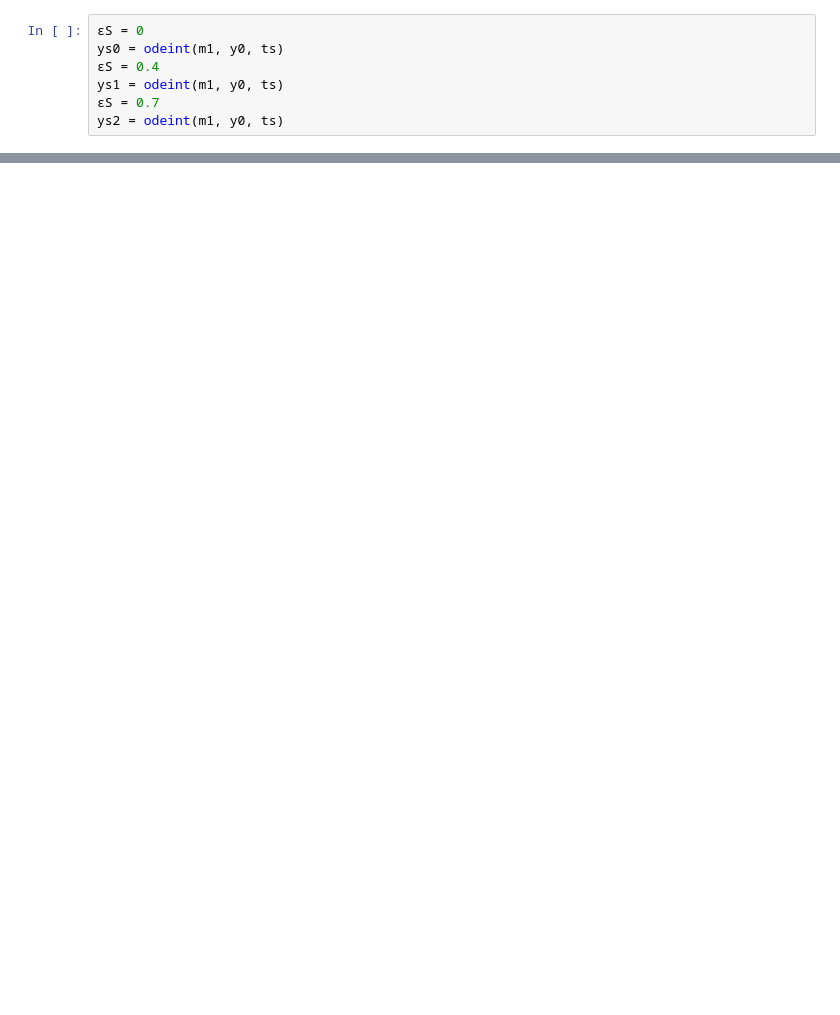
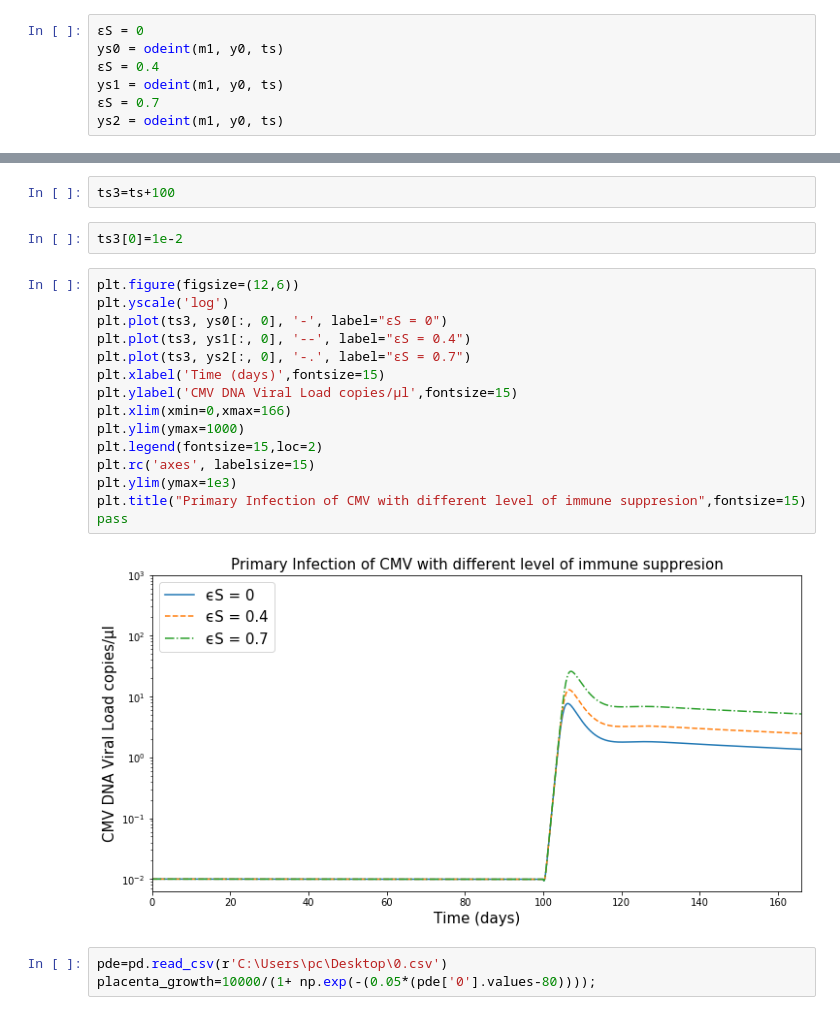
Before and after one commit to yishu0524/Placental-Transmission, a Jupyter notebook: CMV Model.ipynb, the cells around one changed output, grey strips where cells are left out. Cells and saved outputs as stored; diff of their text form; blank space fills up the shorter version.

```diff
--- a/CMV Model.ipynb
+++ b/CMV Model.ipynb
@@ -61,0 +83,24 @@ pass
+# %%
+ts3=ts+100
+# %%
+ts3[0]=1e-2
+# %%
+plt.figure(figsize=(12,6))
+plt.yscale('log')
+plt.plot(ts3, ys0[:, 0], '-', label="ϵS = 0")
+plt.plot(ts3, ys1[:, 0], '--', label="ϵS = 0.4")
+plt.plot(ts3, ys2[:, 0], '-.', label="ϵS = 0.7")
+plt.xlabel('Time (days)',fontsize=15)
+plt.ylabel('CMV DNA Viral Load copies/μl',fontsize=15)
+plt.xlim(xmin=0,xmax=166)
+plt.ylim(ymax=1000)
+plt.legend(fontsize=15,loc=2)
+plt.rc('axes', labelsize=15)
+plt.ylim(ymax=1e3)
+plt.title("Primary Infection of CMV with different level of immune suppresion",fontsize=15)
+pass
+# %% [output]
+[figure, added]
+# %%
+pde=pd.read_csv(r'C:\Users\pc\Desktop\0.csv')
+placenta_growth=10000/(1+ np.exp(-(0.05*(pde['0'].values-80))));
```
Also changed, not shown: parts of 7 cells of this notebook, 2 other files.
